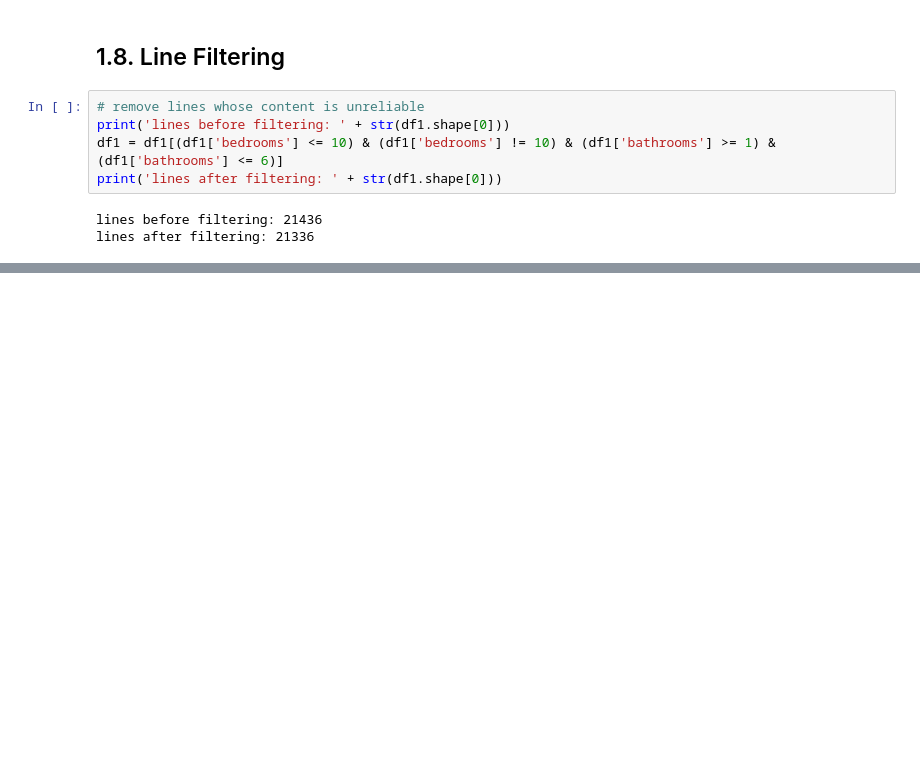
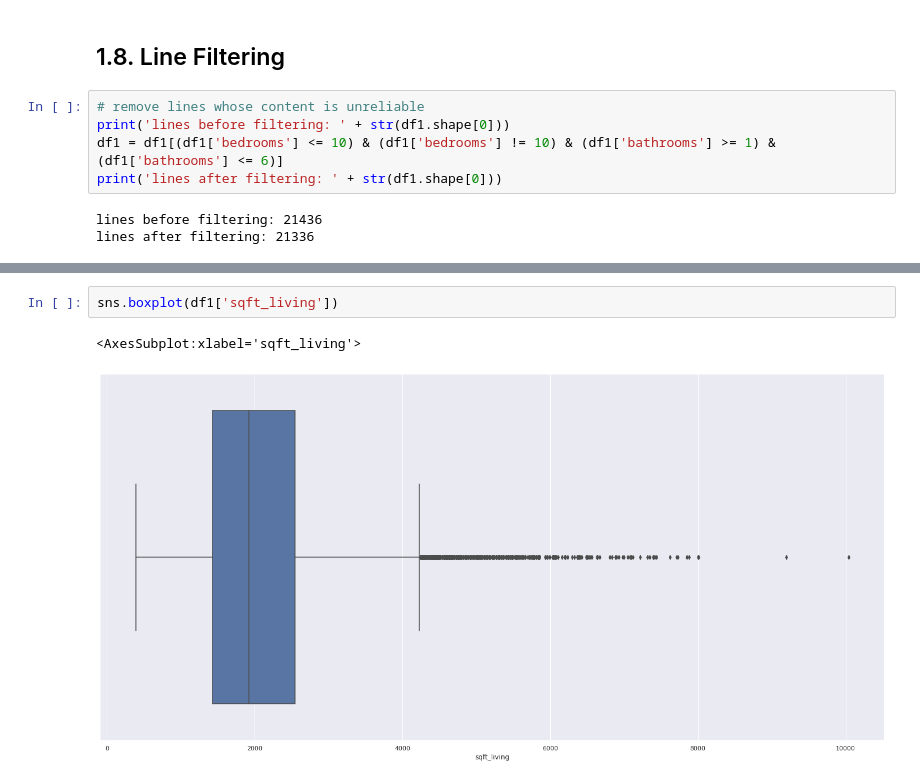
Before and after one commit to NaomiKikuchi/P001-RE-Insights, a Jupyter notebook: notebooks/P001-RE-Insights-V01.ipynb, the cells around one changed output, grey strips where cells are left out. Saved outputs shown, nothing was run; the diff lists cells and outputs as text; blank space fills up the shorter version.

```diff
--- a/notebooks/P001-RE-Insights-V01.ipynb
+++ b/notebooks/P001-RE-Insights-V01.ipynb
@@ -216,0 +224,5 @@ lines after filtering: 21336
+# %%
+sns.boxplot(df1['sqft_living'])
+# %% [output]
+<AxesSubplot:xlabel='sqft_living'>
+[figure, added]
```
Also changed, not shown: parts of 2 cells of this notebook, 1 other file.
